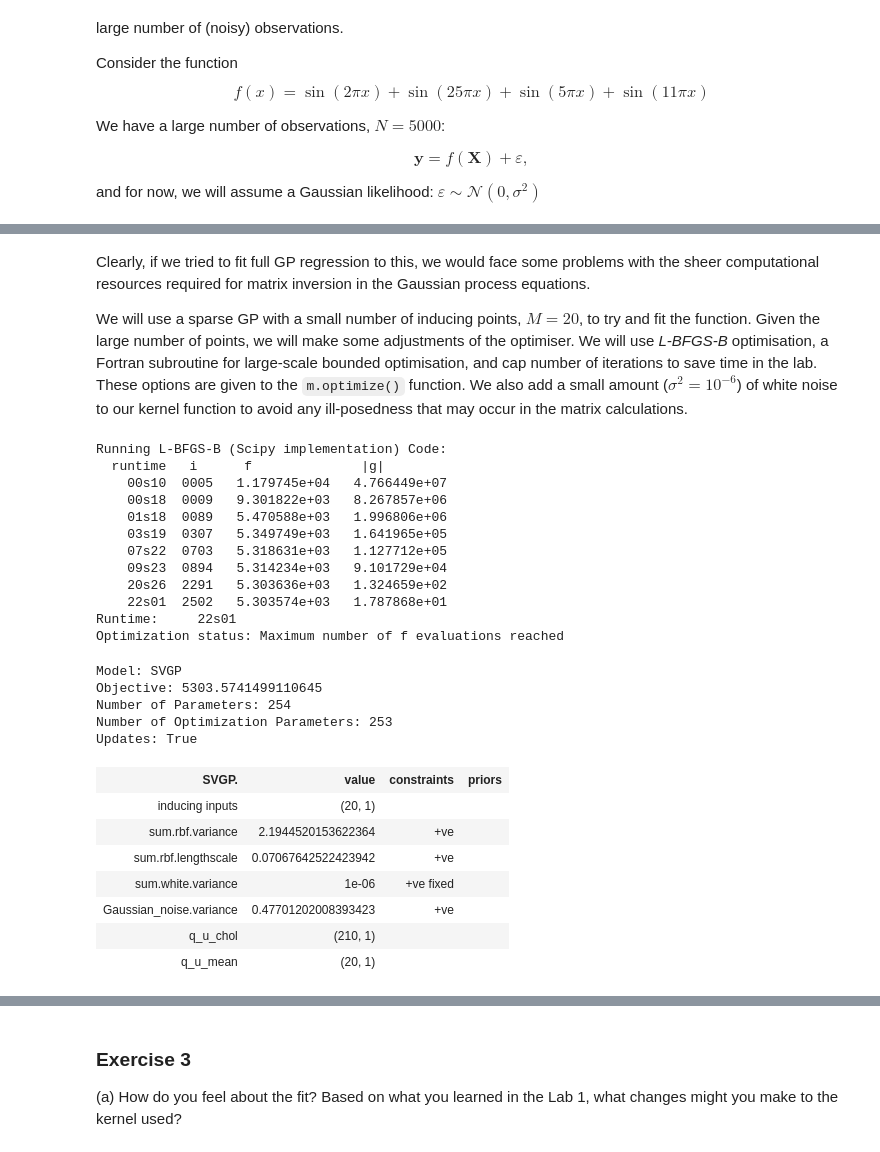
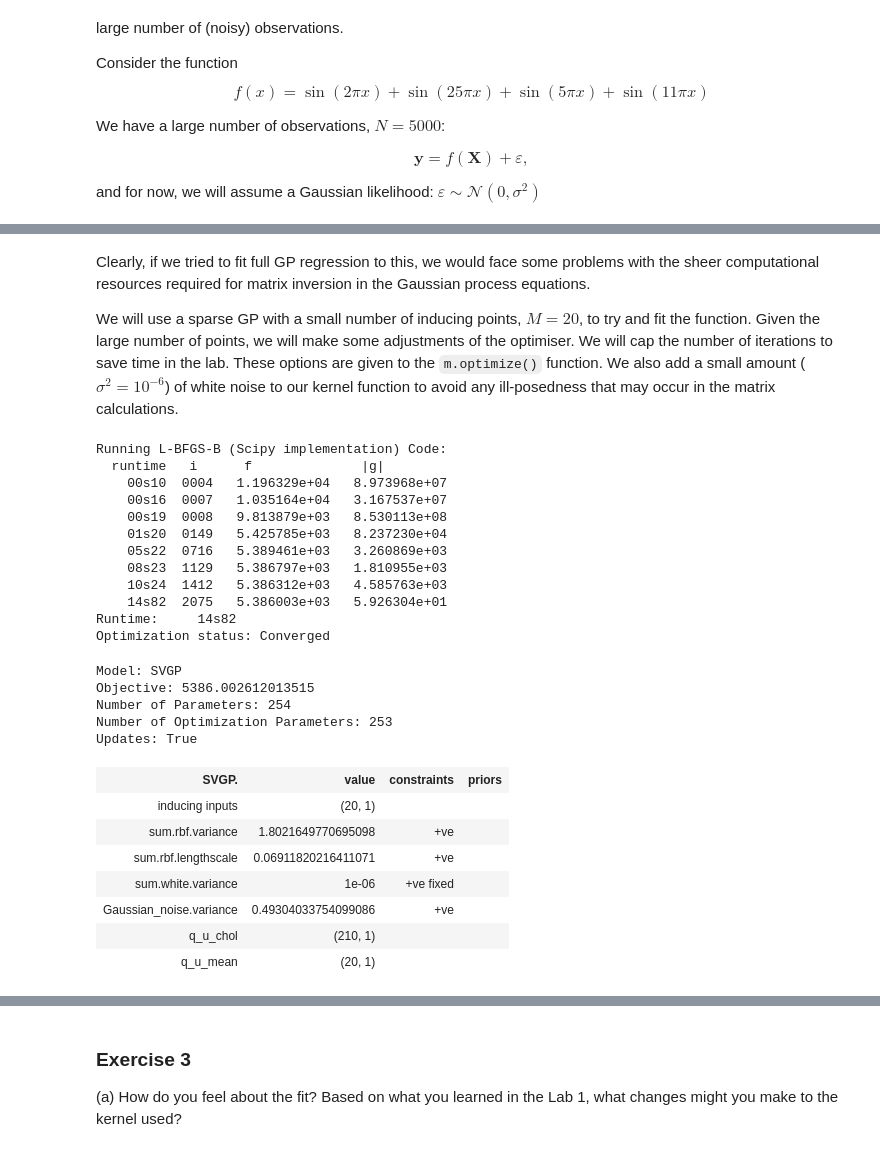
Before and after one commit to gpschool/resources, a Jupyter notebook: lab/GPSS Lab 2 Answers.ipynb, the cells around one changed output, grey strips where cells are left out. Cells and saved outputs as stored; diff of their text form; code cells hidden in the pictures.

```diff
--- a/lab/GPSS Lab 2 Answers.ipynb
+++ b/lab/GPSS Lab 2 Answers.ipynb
@@ -669,7 +667,7 @@ plt.legend(labels=["%d observations" % N]);
 # %% [markdown]
 Clearly, if we tried to fit full GP regression to this, we would face some problems with the sheer computational resources required for matrix inversion in the Gaussian process equations.
 
-We will use a sparse GP with a small number of inducing points, $M=20$, to try and fit the function. Given the large number of points, we will make some adjustments of the optimiser. We will use _L-BFGS-B_ optimisation, a Fortran subroutine for large-scale bounded optimisation, and cap number of iterations to save time in the lab. These options are given to the `m.optimize()` function. We also add a small amount ($\sigma^2=10^{-6}$) of white noise to our kernel function to avoid any ill-posedness that may occur in the matrix calculations.
+We will use a sparse GP with a small number of inducing points, $M=20$, to try and fit the function. Given the large number of points, we will make some adjustments of the optimiser. We will cap the number of iterations to save time in the lab. These options are given to the `m.optimize()` function. We also add a small amount ($\sigma^2=10^{-6}$) of white noise to our kernel function to avoid any ill-posedness that may occur in the matrix calculations.
 # %%
 # Number of inducing variables
 M = 20
@@ -677,50 +675,50 @@ M = 20
 # We define M inducing variables sampled uniformly throughout our input space
 Z = np.linspace(0., 1., M)[:, None]
 
 # We assume the covariance to be an RBF, and add a white noise term for numerical stability
 k = GPy.kern.RBF(1, lengthscale=0.05, name="rbf") + GPy.kern.White(1, name="white")
 
 # Define a sparse GP with Gaussian likelihood
 m = GPy.core.SVGP(
     X, y, Z,
     kernel = k,
     likelihood = GPy.likelihoods.Gaussian()
 )
 
 # We define the white noise variance to 10^-6 and fix this
 m.kern.white.variance = 1.e-6
 m.kern.white.fix()
 
-# We use L-BFGS-B optimisation, and limit the number of iterations
+# We limit the number of iterations here, to limit the maximum runtime
 # .. We will also allow the optimiser to print progress messages while it is running
-m.optimize('lbfgsb', max_iters=2500, messages=1)
+m.optimize(max_iters=2500, messages=1)
 
 # Preview our sparse GP model
 m
 # %% [output]
 Running L-BFGS-B (Scipy implementation) Code:
   runtime   i      f              |g|
-    00s10  0005   1.179745e+04   4.766449e+07
-    00s18  0009   9.301822e+03   8.267857e+06
-    01s18  0089   5.470588e+03   1.996806e+06
-    03s19  0307   5.349749e+03   1.641965e+05
-    07s22  0703   5.318631e+03   1.127712e+05
-    09s23  0894   5.314234e+03   9.101729e+04
-    20s26  2291   5.303636e+03   1.324659e+02
-    22s01  2502   5.303574e+03   1.787868e+01
-Runtime:     22s01
-Optimization status: Maximum number of f evaluations reached
+    00s10  0004   1.196329e+04   8.973968e+07
+    00s16  0007   1.035164e+04   3.167537e+07
+    00s19  0008   9.813879e+03   8.530113e+08
+    01s20  0149   5.425785e+03   8.237230e+04
+    05s22  0716   5.389461e+03   3.260869e+03
+    08s23  1129   5.386797e+03   1.810955e+03
+    10s24  1412   5.386312e+03   4.585763e+03
+    14s82  2075   5.386003e+03   5.926304e+01
+Runtime:     14s82
+Optimization status: Converged
 Model: SVGP
-Objective: 5303.5741499110645
+Objective: 5386.002612013515
 Number of Parameters: 254
 Number of Optimization Parameters: 253
 Updates: True
 | SVGP. | value | constraints | priors |
 | inducing inputs | (20, 1) |  |  |
-| sum.rbf.variance | 2.1944520153622364 | +ve |  |
-| sum.rbf.lengthscale | 0.07067642522423942 | +ve |  |
+| sum.rbf.variance | 1.8021649770695098 | +ve |  |
+| sum.rbf.lengthscale | 0.06911820216411071 | +ve |  |
 | sum.white.variance | 1e-06 | +ve fixed |  |
-| Gaussian_noise.variance | 0.47701202008393423 | +ve |  |
+| Gaussian_noise.variance | 0.49304033754099086 | +ve |  |
 | q_u_chol | (210, 1) |  |  |
 | q_u_mean | (20, 1) |  |  |
 # %%
```
Also changed, not shown: parts of 23 cells of this notebook, 5 other files.
